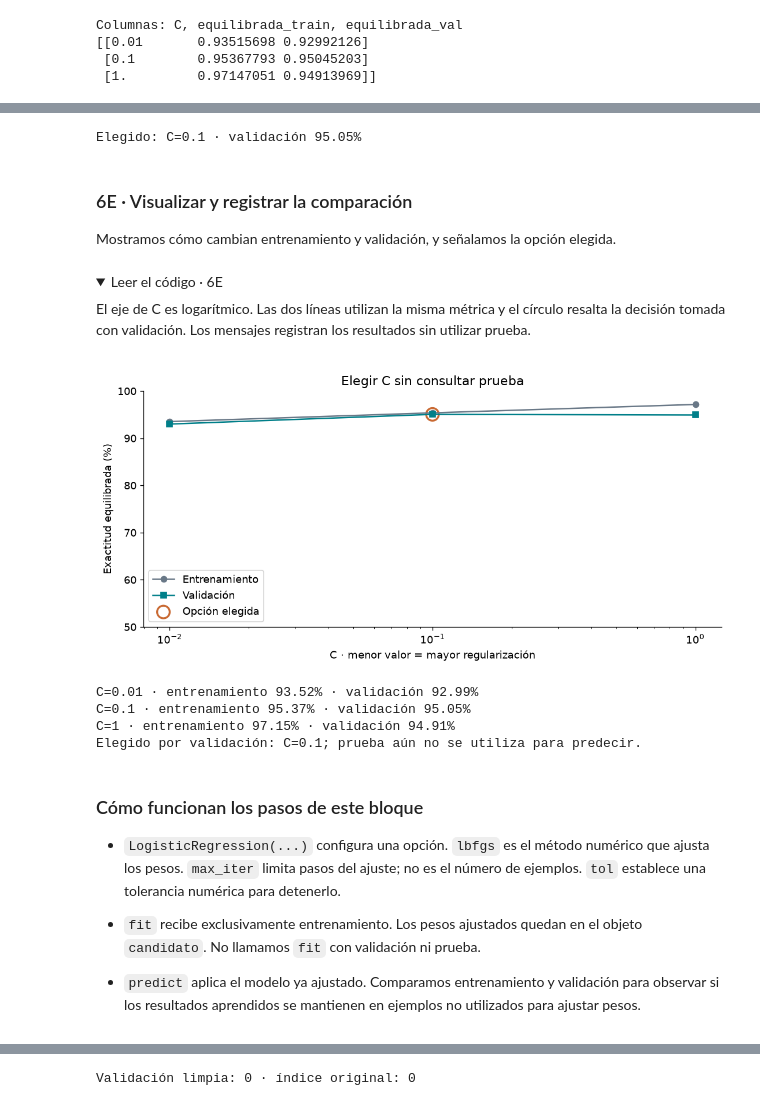
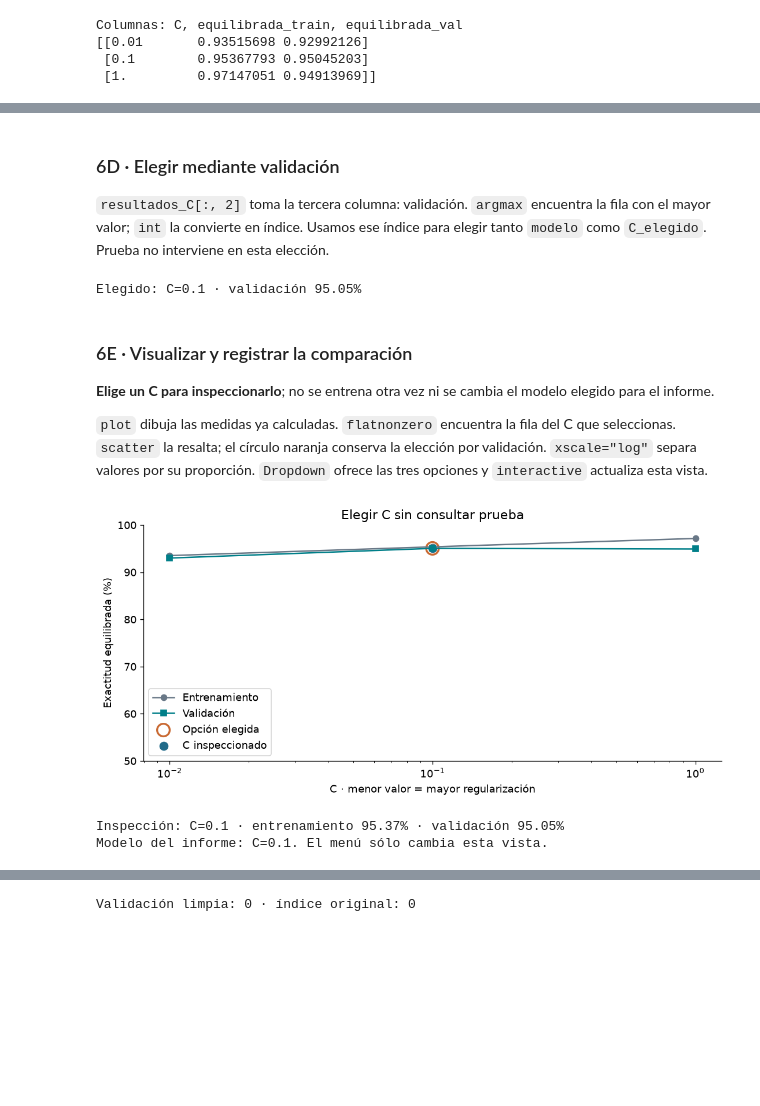
Before and after one commit to FisikMedik/taller-imagenes-medicas-python, a Jupyter notebook: Modulo_ML_radiografias.ipynb, the cells around one changed output, grey strips where cells are left out. Saved outputs shown, nothing was run; the diff lists cells and outputs as text; code cells hidden in the pictures; folded sections open; blank space fills up the shorter version.

```diff
--- a/Modulo_ML_radiografias.ipynb
+++ b/Modulo_ML_radiografias.ipynb
@@ -777,3 +401,7 @@ Conservamos el candidato con mayor exactitud equilibrada de validación.
+# %% [markdown]
+### 6D · Elegir mediante validación
+
+`resultados_C[:, 2]` toma la tercera columna: validación. `argmax` encuentra la fila con el mayor valor; `int` la convierte en índice. Usamos ese índice para elegir tanto `modelo` como `C_elegido`. Prueba no interviene en esta elección.
 # %%
 mejor = int(np.argmax(resultados_C[:, 2]))
 modelo = modelos[mejor]
@@ -781,39 +409,32 @@ C_elegido = float(resultados_C[mejor, 0])
 print(f"Elegido: C={C_elegido:g} · validación {resultados_C[mejor, 2]:.2%}")
 # %% [output]
 Elegido: C=0.1 · validación 95.05%
-# %% [markdown]
-### 6E · Visualizar y registrar la comparación
-
-Mostramos cómo cambian entrenamiento y validación, y señalamos la opción elegida.
-# %% [markdown]
-<details>
-<summary>Leer el código · 6E</summary>
-
-El eje de C es logarítmico. Las dos líneas utilizan la misma métrica y el círculo resalta la decisión tomada con validación. Los mensajes registran los resultados sin utilizar prueba.
-
-</details>
+# %% [markdown]
+### 6E · Visualizar y registrar la comparación
+
+**Elige un C para inspeccionarlo**; no se entrena otra vez ni se cambia el modelo elegido para el informe.
+
+`plot` dibuja las medidas ya calculadas. `flatnonzero` encuentra la fila del C que seleccionas. `scatter` la resalta; el círculo naranja conserva la elección por validación. `xscale="log"` separa valores por su proporción. `Dropdown` ofrece las tres opciones y `interactive` actualiza esta vista.
 # %%
-fig, ax = plt.subplots(figsize=(9, 4.2), layout="constrained")
-ax.plot(opciones_C, resultados_C[:, 1]*100, "o-", color="#697887", label="Entrenamiento")
-ax.plot(opciones_C, resultados_C[:, 2]*100, "s-", color="#007f89", label="Validación")
-ax.scatter(C_elegido, resultados_C[mejor, 2]*100, s=170, facecolors="none", edgecolors="#c96932", linewidths=2, label="Opción elegida")
-ax.set(xscale="log", title="Elegir C sin consultar prueba", xlabel="C · menor valor = mayor regularización", ylabel="Exactitud equilibrada (%)", ylim=(50, 100))
-ax.legend()
-plt.show()
-for C, tr, va in resultados_C:
-    print(f"C={C:g} · entrenamiento {tr:.2%} · validación {va:.2%}")
-print(f"Elegido por validación: C={C_elegido:g}; prueba aún no se utiliza para predecir.")
+def ver_candidatos(C_vista=C_elegido):
+    fila = int(np.flatnonzero(resultados_C[:, 0] == C_vista)[0])
+    fig, ax = plt.subplots(figsize=(9, 4.2), layout="constrained")
+    ax.plot(opciones_C, resultados_C[:, 1]*100, "o-", color="#697887", label="Entrenamiento")
+    ax.plot(opciones_C, resultados_C[:, 2]*100, "s-", color="#007f89", label="Validación")
+    ax.scatter(C_elegido, resultados_C[mejor, 2]*100, s=170, facecolors="none", edgecolors="#c96932", linewidths=2, label="Opción elegida")
+    ax.scatter(C_vista, resultados_C[fila, 2]*100, s=70, color="#226b8a", label="C inspeccionado")
+    ax.set(xscale="log", title="Elegir C sin consultar prueba", xlabel="C · menor valor = mayor regularización", ylabel="Exactitud equilibrada (%)", ylim=(50, 100))
+    ax.legend()
+    plt.show()
+    print(f"Inspección: C={C_vista:g} · entrenamiento {resultados_C[fila,1]:.2%} · validación {resultados_C[fila,2]:.2%}")
+    print(f"Modelo del informe: C={C_elegido:g}. El menú sólo cambia esta vista.")
+    return fig
+
+C_control = widgets.Dropdown(options=opciones_C, value=C_elegido, description="Inspeccionar C",
+                             style={"description_width": "initial"})
+visor_candidatos = widgets.interactive(ver_candidatos, C_vista=C_control)
+display(visor_candidatos)
 # %% [output]
-[figure, old version]
+[figure, new version]
-C=0.01 · entrenamiento 93.52% · validación 92.99%
-C=0.1 · entrenamiento 95.37% · validación 95.05%
-C=1 · entrenamiento 97.15% · validación 94.91%
-Elegido por validación: C=0.1; prueba aún no se utiliza para predecir.
+Inspección: C=0.1 · entrenamiento 95.37% · validación 95.05%
+Modelo del informe: C=0.1. El menú sólo cambia esta vista.
-# %% [markdown]
-### Cómo funcionan los pasos de este bloque
-
-- `LogisticRegression(...)` configura una opción. `lbfgs` es el método numérico que ajusta los pesos. `max_iter` limita pasos del ajuste; no es el número de ejemplos. `tol` establece una tolerancia numérica para detenerlo.
-
-- `fit` recibe exclusivamente entrenamiento. Los pesos ajustados quedan en el objeto `candidato`. No llamamos `fit` con validación ni prueba.
-
-- `predict` aplica el modelo ya ajustado. Comparamos entrenamiento y validación para observar si los resultados aprendidos se mantienen en ejemplos no utilizados para ajustar pesos.
```
Also changed, not shown: parts of 287 cells of this notebook, 19 other files.
